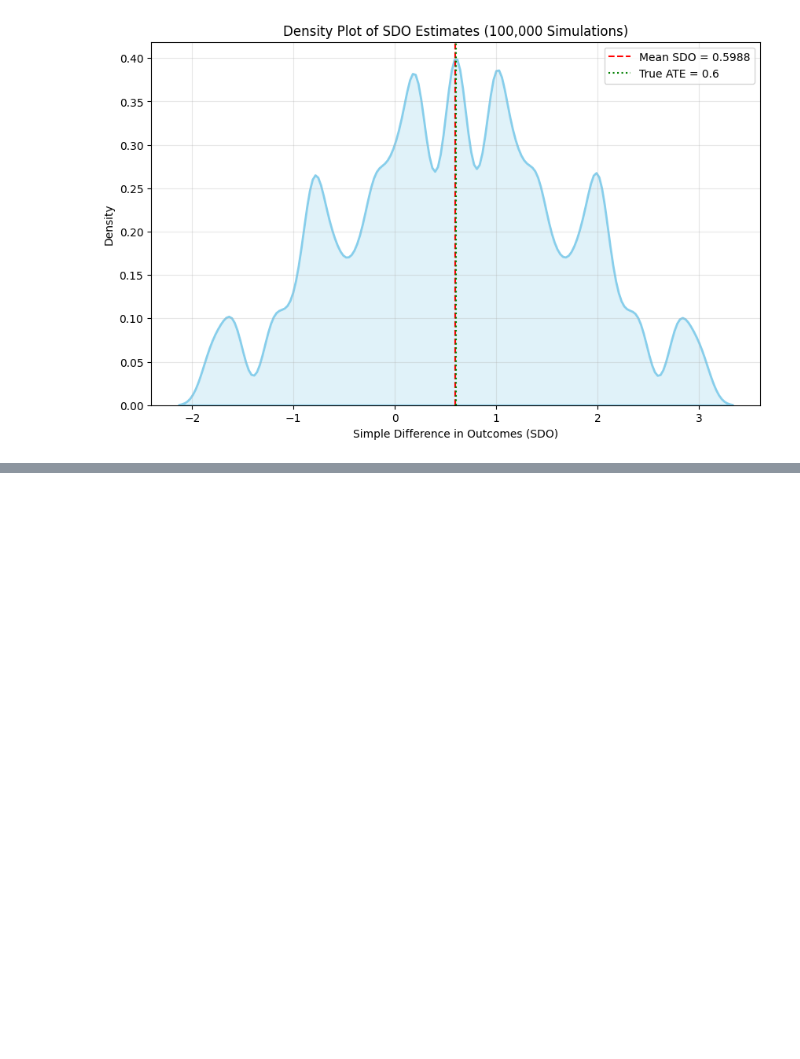
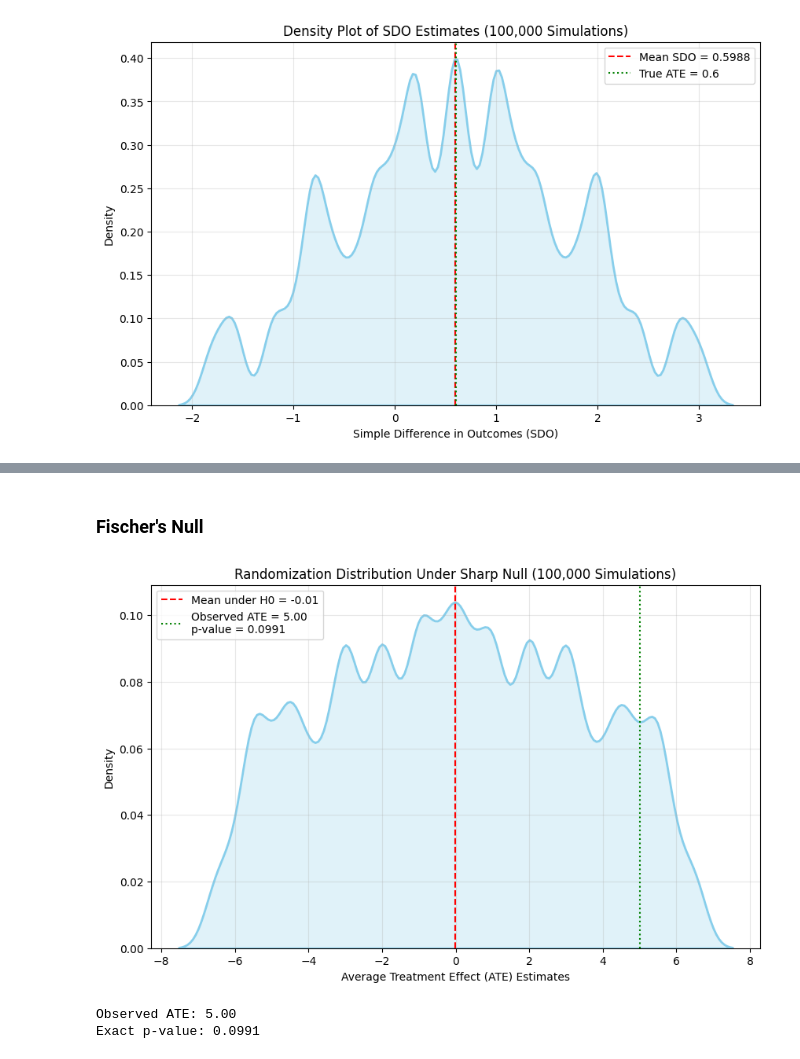
Before and after one commit to kabeerbora/ECON5625, a Jupyter notebook: DAGs_Lecture_IV.ipynb, the cells around one changed output, grey strips where cells are left out. Cells and saved outputs as stored; diff of their text form; code cells hidden in the pictures; blank space fills up the shorter version.

```diff
--- a/DAGs_Lecture_IV.ipynb
+++ b/DAGs_Lecture_IV.ipynb
@@ -674,0 +713,52 @@ plt.show()
+# %% [markdown]
+### Fischer's Null
+# %%
+import numpy as np
+import pandas as pd
+import matplotlib.pyplot as plt
+import seaborn as sns
+
+data = pd.DataFrame({
+    'Name': ['Andy', 'Ben', 'Chad', 'Daniel', 'Edith', 'Frank', 'George', 'Hank'],
+    'D': [1, 1, 1, 1, 0, 0, 0, 0],
+
+    'Y': [14, 9, 20, 7, 5, 7, 8, 10],
+    'Y1': [np.nan]*4 + [5, 7, 8, 10],
+    'Y0': [10, 5, 16, 3] + [np.nan]*4
+})
+
+data['Y1'] = data['Y']
+data['Y0'] = data['Y']
+
+observed_ate = data[data['D']==1]['Y'].mean() - data[data['D']==0]['Y'].mean()
+
+np.random.seed(42)
+n_simulations = 100000
+simulated_ates = []
+
+for _ in range(n_simulations):
+    shuffled_D = np.random.permutation(data['D'])
+    sim_ate = data[shuffled_D==1]['Y'].mean() - data[shuffled_D==0]['Y'].mean()
+    simulated_ates.append(sim_ate)
+
+p_value = np.mean(np.array(simulated_ates) >= observed_ate)
+
+plt.figure(figsize=(10, 6))
+sns.kdeplot(simulated_ates, fill=True, color='skyblue', linewidth=2)
+plt.axvline(np.mean(simulated_ates), color='red', linestyle='--',
+            label=f'Mean under H0 = {np.mean(simulated_ates):.2f}')
+plt.axvline(observed_ate, color='green', linestyle=':',
+            label=f'Observed ATE = {observed_ate:.2f}\np-value = {p_value:.4f}')
+plt.title('Randomization Distribution Under Sharp Null (100,000 Simulations)')
+plt.xlabel('Average Treatment Effect (ATE) Estimates')
+plt.ylabel('Density')
+plt.legend()
+plt.grid(True, alpha=0.3)
+plt.show()
+
+print(f"Observed ATE: {observed_ate:.2f}")
+print(f"Exact p-value: {p_value:.4f}")
+# %% [output]
+[figure, added]
+Observed ATE: 5.00
+Exact p-value: 0.0991
```
Also changed, not shown: parts of 2 cells of this notebook.
